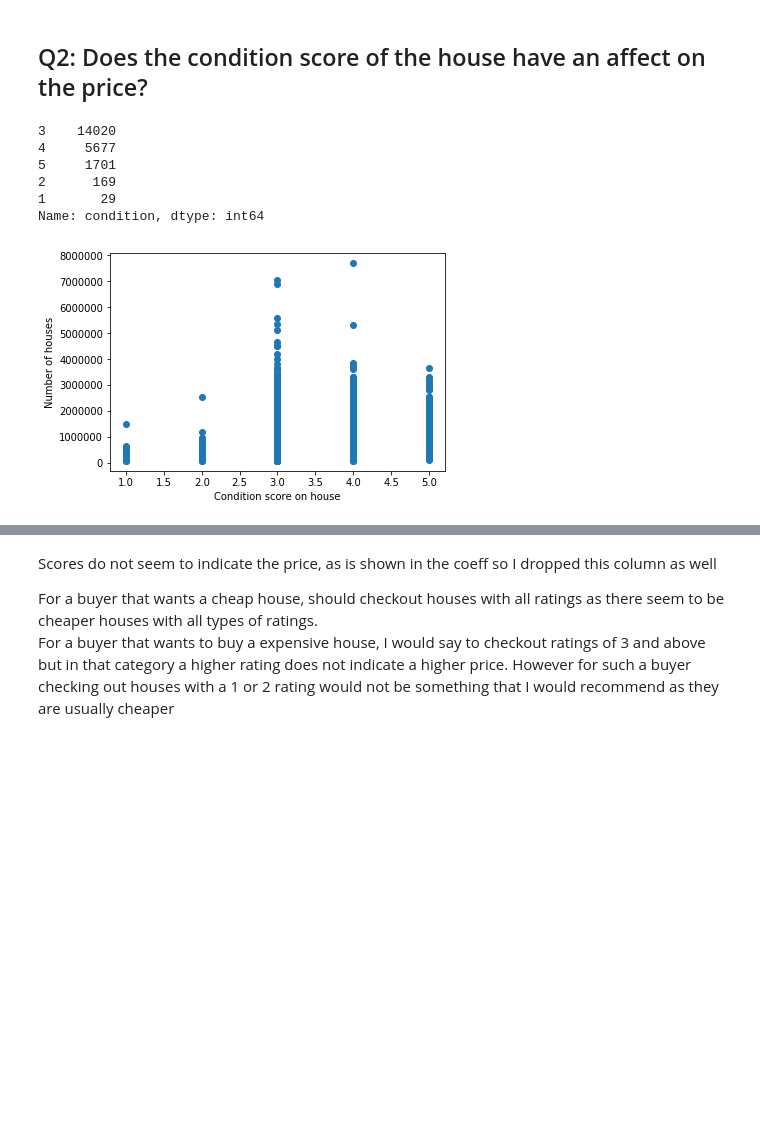
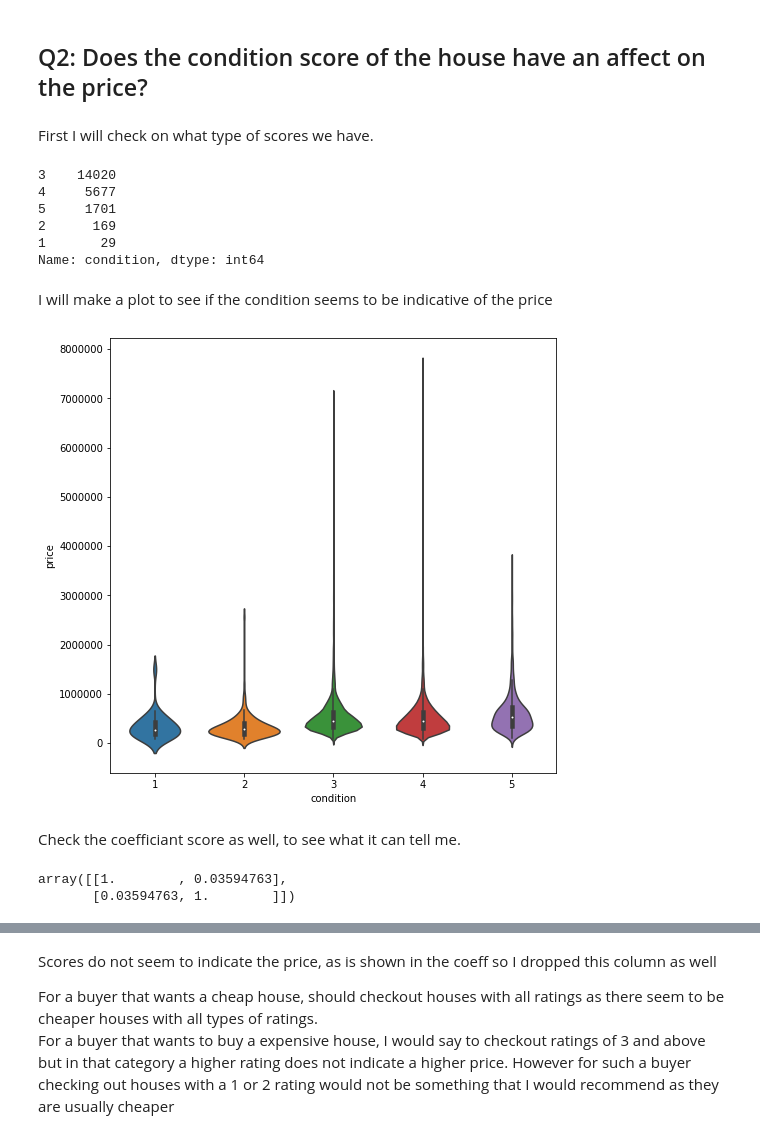
Before and after one commit to lraichik/dsc-v2-mod1-final-project-online-ds-ft-051319, a Jupyter notebook: student.ipynb, the cells around one changed output, grey strips where cells are left out. Cells and saved outputs as stored; diff of their text form; code cells hidden in the pictures; blank space fills up the shorter version.

```diff
--- a/student.ipynb
+++ b/student.ipynb
@@ -608,6 +599,8 @@ Conculsion for a buyer or seller: I would not recommend checking on how many peo
 [Back to Table of Contents](#Table-of-contents)
 # %% [markdown]
 ## Q2: Does the condition score of the house have an affect on the price?
+# %% [markdown]
+First I will check on what type of scores we have.
 # %%
 rdata.condition.value_counts()
 # %% [output]
@@ -617,12 +610,20 @@ rdata.condition.value_counts()
 2      169
 1       29
 Name: condition, dtype: int64
-# %%
-plt.scatter(data.condition, data.price)
-plt.xlabel('Condition score on house')
-plt.ylabel('Number of houses')
-plt.show()
-# %% [output]
-[figure, removed]
+# %% [markdown]
+I will make a plot to see if the condition seems to be indicative of the price
+# %%
+plt.figure(figsize=(8,8))
+sns.violinplot(x=rdata.condition, y=rdata.price, data=rdata)
+plt.show()
+# %% [output]
+[figure, added]
+# %% [markdown]
+Check the coefficiant score as well, to see what it can tell me.
+# %%
+np.corrcoef(rdata.condition, rdata.price)
+# %% [output]
+array([[1.        , 0.03594763],
+       [0.03594763, 1.        ]])
 # %%
 rdata.drop(['condition'], axis=1, inplace=True)
```
Also changed, not shown: parts of 33 cells of this notebook.
